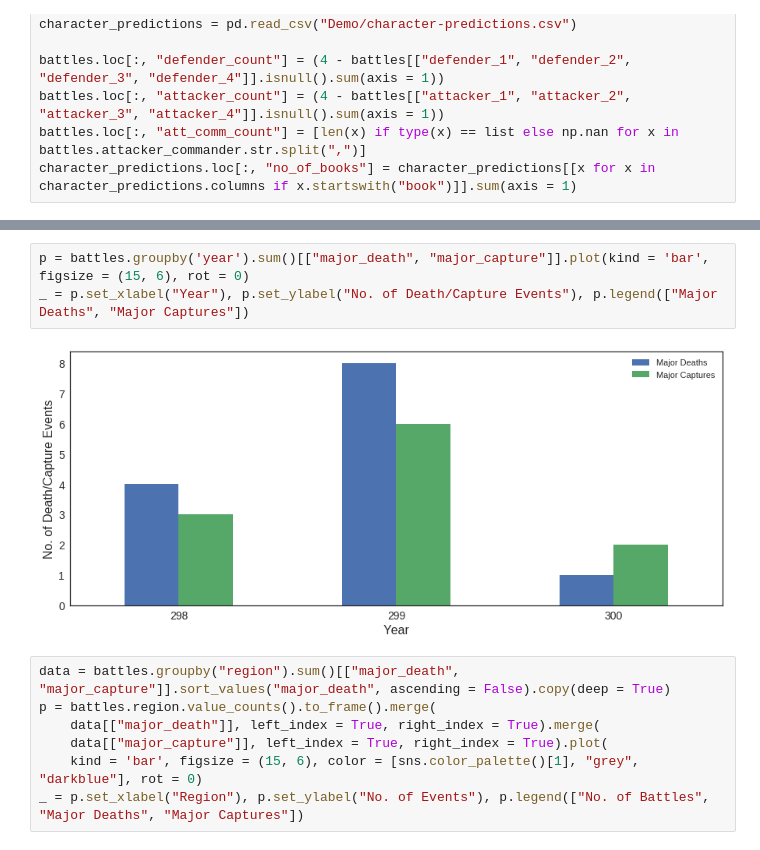
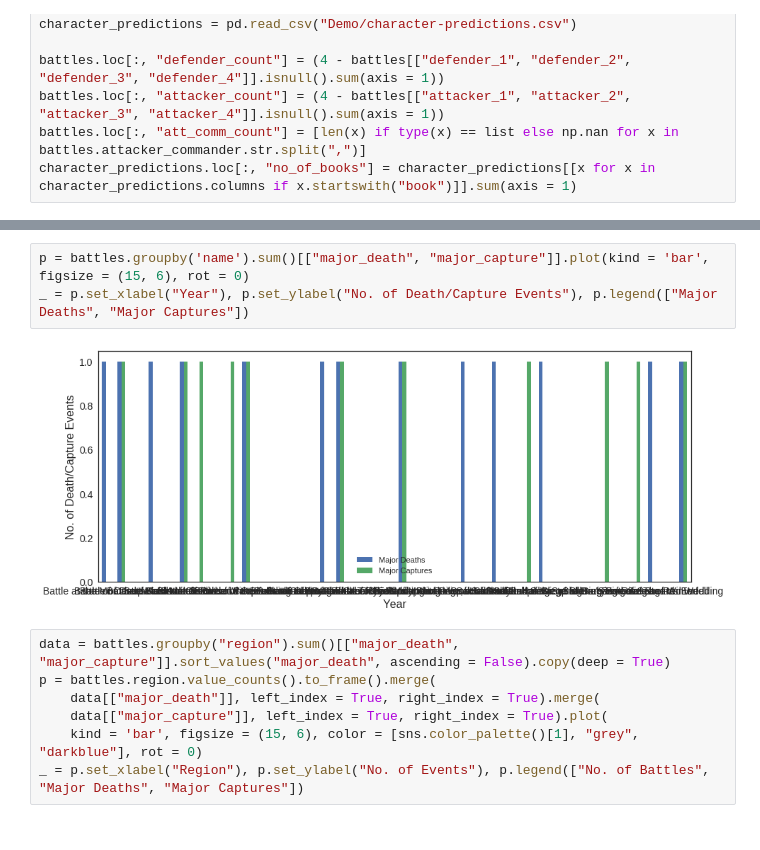
Before and after one commit to pradhan1234/ACM_Summer_School, a Jupyter notebook: 0. Demo notebook.ipynb, the cells around one changed output, grey strips where cells are left out. Drawn from its saved outputs; the diff is of its cells as text.

```diff
--- a/0. Demo notebook.ipynb
+++ b/0. Demo notebook.ipynb
@@ -291,8 +308,8 @@ character_predictions.loc[:, "no_of_books"] = character_predictions[[x for x in
 # %%
-p = battles.groupby('year').sum()[["major_death", "major_capture"]].plot(kind = 'bar', figsize = (15, 6), rot = 0)
+p = battles.groupby('name').sum()[["major_death", "major_capture"]].plot(kind = 'bar', figsize = (15, 6), rot = 0)
 _ = p.set_xlabel("Year"), p.set_ylabel("No. of Death/Capture Events"), p.legend(["Major Deaths", "Major Captures"])
 # %% [output]
-[figure, old version]
+[figure, new version]
 # %%
 data = battles.groupby("region").sum()[["major_death", "major_capture"]].sort_values("major_death", ascending = False).copy(deep = True)
 p = battles.region.value_counts().to_frame().merge(
```
Also changed, not shown: parts of 6 cells of this notebook, 1 other file.
